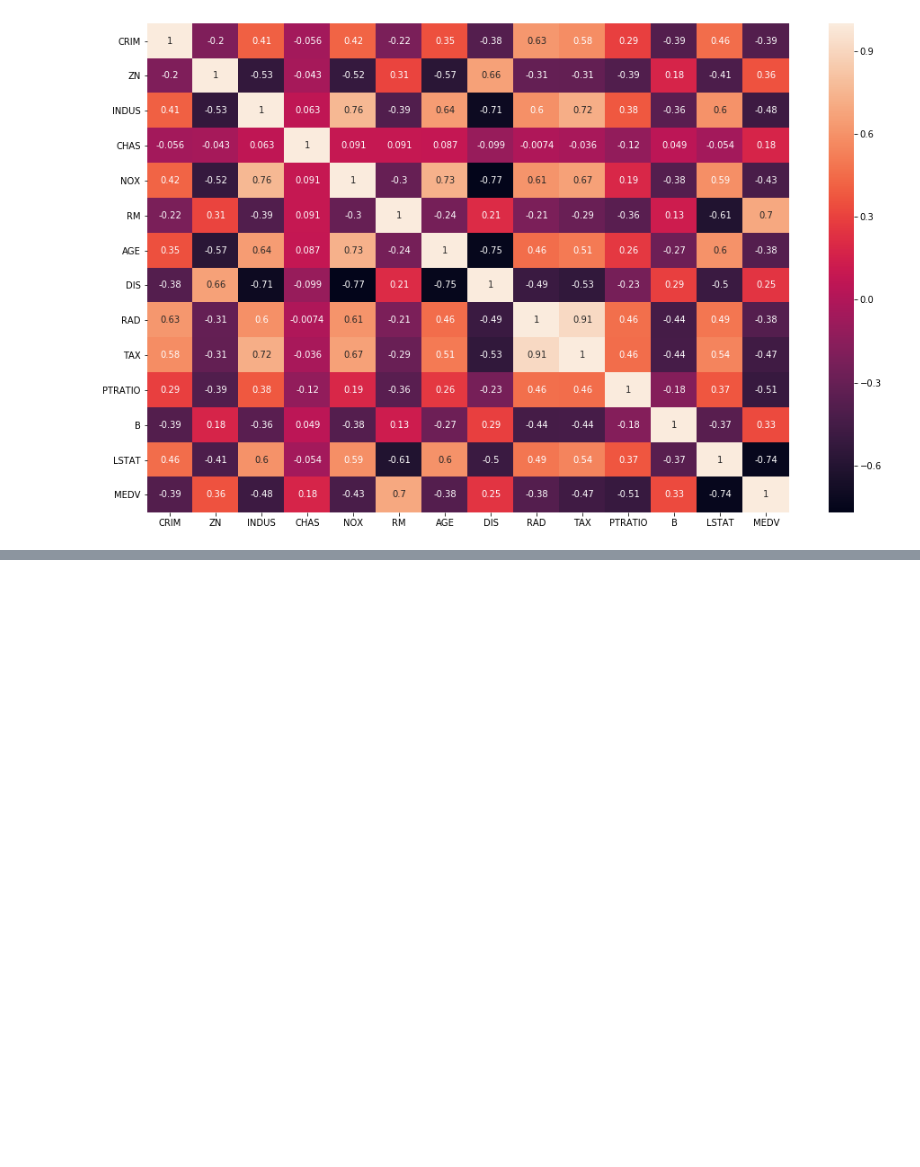
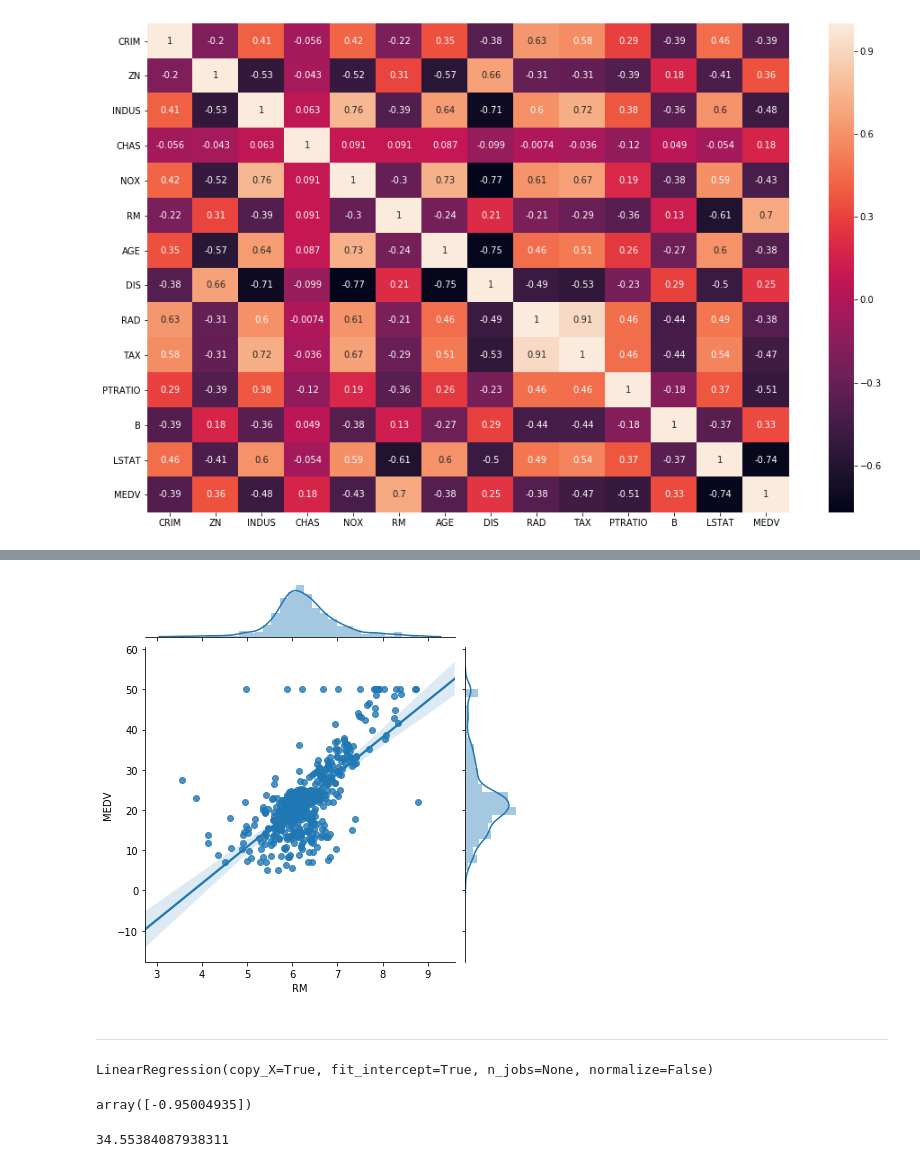
Before and after one commit to rzadrzi/machin-learning-tutorial-01, a Jupyter notebook: 01-Regression/housing.ipynb, the cells around one changed output, grey strips where cells are left out. Drawn from its saved outputs; the diff is of its cells as text; code cells hidden in the pictures; blank space fills up the shorter version.

```diff
--- a/01-Regression/housing.ipynb
+++ b/01-Regression/housing.ipynb
@@ -93,0 +130,7 @@ plt.show()
+# %%
+sns.jointplot(x='RM', y='MEDV', data=data, kind='reg')
+plt.show();
+# %% [output]
+[figure, added]
+# %% [markdown]
+---
@@ -93,0 +141,12 @@ plt.show()
+# %%
+model.fit(X,y)
+# %% [output]
+LinearRegression(copy_X=True, fit_intercept=True, n_jobs=None, normalize=False)
+# %%
+model.coef_
+# %% [output]
+array([-0.95004935])
+# %%
+model.intercept_
+# %% [output]
+34.55384087938311
```
Also changed, not shown: parts of 15 cells of this notebook.
